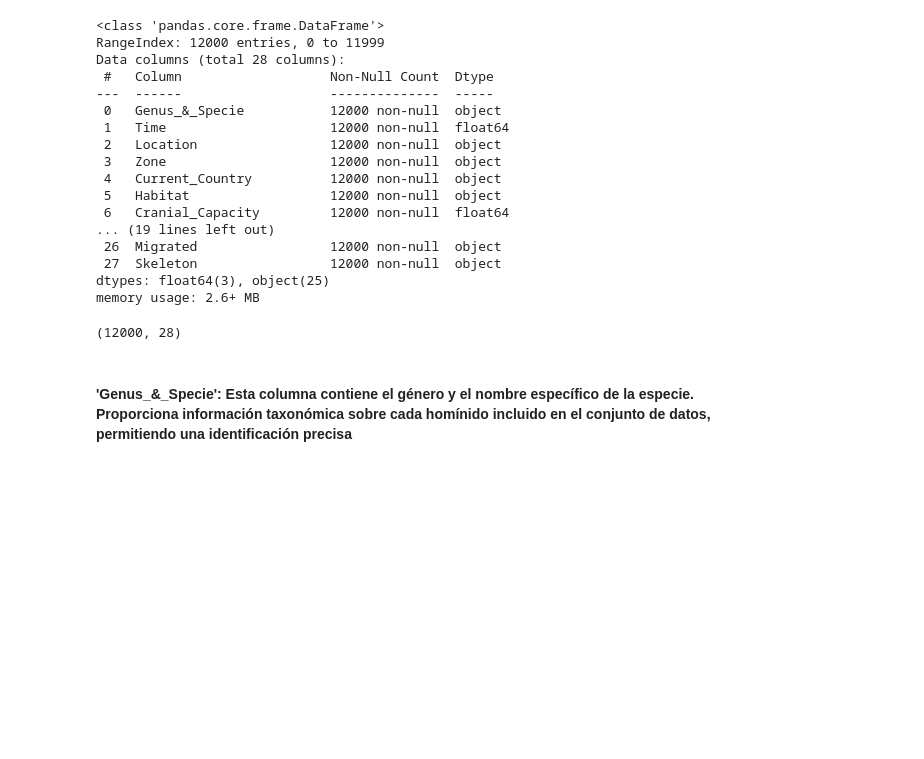
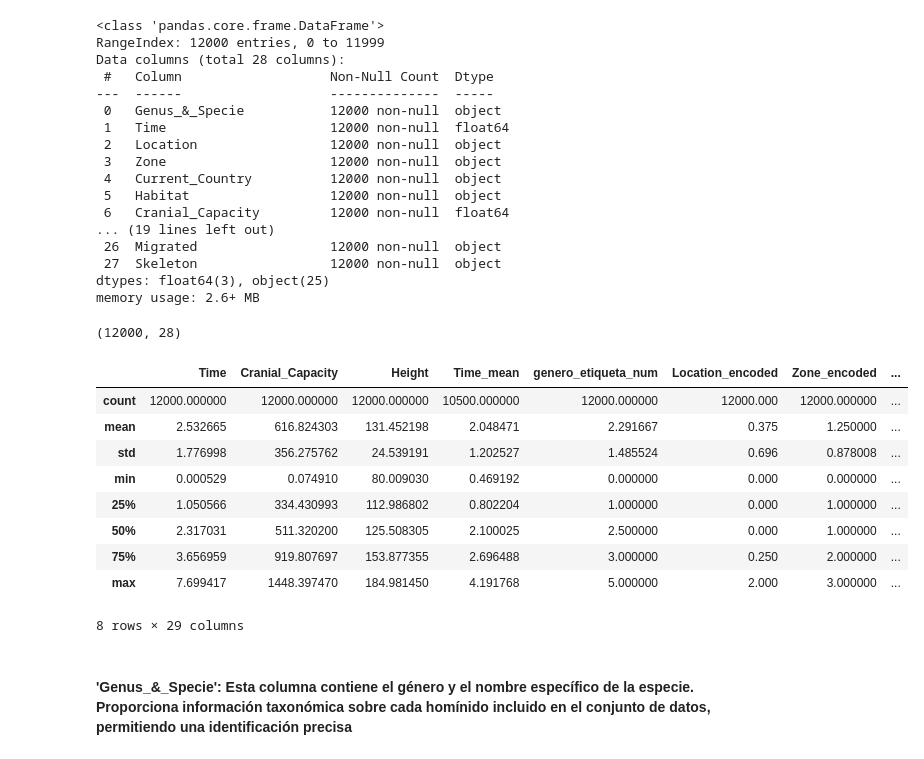
Before and after one commit to Teret90/Hominid-Classification-Model-with-Streamlit-Integration, a Jupyter notebook: notebooks/ML_project.ipynb, the cells around one changed output. Saved outputs shown, nothing was run; the diff lists cells and outputs as text; code cells hidden in the pictures; blank space fills up the shorter version.

```diff
--- a/notebooks/ML_project.ipynb
+++ b/notebooks/ML_project.ipynb
@@ -64,6 +55,19 @@ memory usage: 2.6+ MB
 df2.shape
 # %% [output]
 (12000, 28)
+# %%
+df2.describe()
+# %% [output]
+|  | Time | Cranial_Capacity | Height | Time_mean | genero_etiqueta_num | Location_encoded | Zone_encoded | ... |
+| count | 12000.000000 | 12000.000000 | 12000.000000 | 10500.000000 | 12000.000000 | 12000.000 | 12000.000000 | ... |
+| mean | 2.532665 | 616.824303 | 131.452198 | 2.048471 | 2.291667 | 0.375 | 1.250000 | ... |
+| std | 1.776998 | 356.275762 | 24.539191 | 1.202527 | 1.485524 | 0.696 | 0.878008 | ... |
+| min | 0.000529 | 0.074910 | 80.009030 | 0.469192 | 0.000000 | 0.000 | 0.000000 | ... |
+| 25% | 1.050566 | 334.430993 | 112.986802 | 0.802204 | 1.000000 | 0.000 | 1.000000 | ... |
+| 50% | 2.317031 | 511.320200 | 125.508305 | 2.100025 | 2.500000 | 0.000 | 1.000000 | ... |
+| 75% | 3.656959 | 919.807697 | 153.877355 | 2.696488 | 3.000000 | 0.250 | 2.000000 | ... |
+| max | 7.699417 | 1448.397470 | 184.981450 | 4.191768 | 5.000000 | 2.000 | 3.000000 | ... |
+8 rows × 29 columns
 # %% [markdown]
 ####  'Genus_&_Specie': Esta columna contiene el género y el nombre específico de la especie. Proporciona información taxonómica sobre cada homínido incluido en el conjunto de datos, permitiendo una identificación precisa
 # %%
```
Also changed, not shown: parts of 41 cells of this notebook, 13 other files.
